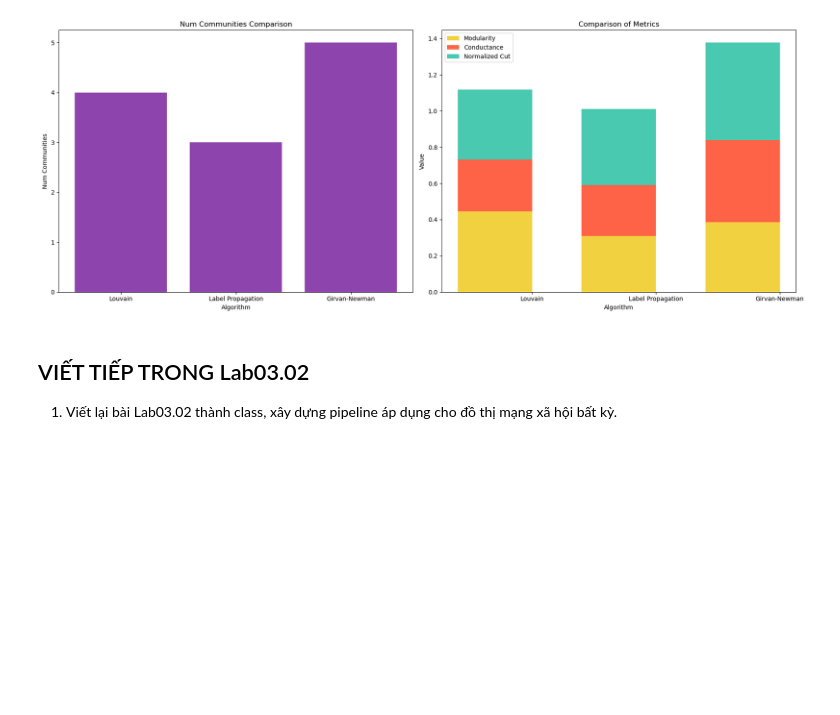
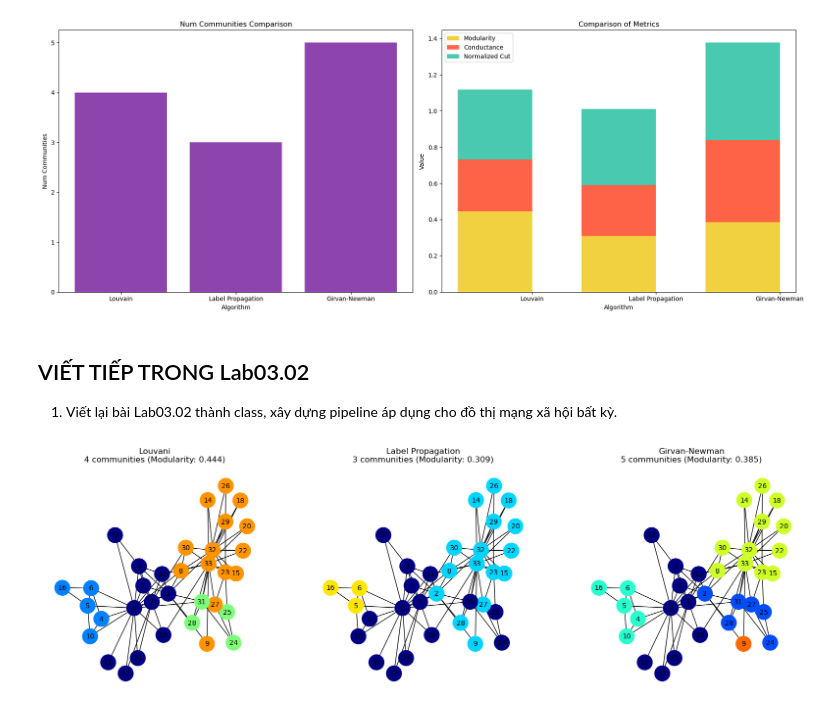
Before and after one commit to quynhnhu208/SocialNetwork, a Jupyter notebook: Lab3/Lab3_02.ipynb, the cells around one changed output. Drawn from its saved outputs; the diff is of its cells as text; code cells hidden in the pictures; blank space fills up the shorter version.

```diff
--- a/Lab3/Lab3_02.ipynb
+++ b/Lab3/Lab3_02.ipynb
@@ -151,0 +167,18 @@ class Nun:
+# %%
+G = nx.karate_club_graph()
+girvan_newman_generator = Nun(G)
+girvan_newman_generator.girvan_newman_generator()
+girvan_newman_partition = Nun(G)
+girvan_newman_partition.girvan_newman_partition()
+louvain_partition = Nun(G)
+louvain_partition.louvain()
+label_propagation_partition = Nun(G)
+label_propagation_partition.label_propagation_partition()
+
+fig, axes = plt.subplots(1, 3, figsize=(20, 6))
+
+louvain_partition.visualize_communities("Louvani", axes[0])
+label_propagation_partition.visualize_communities("Label Propagation", axes[1])
+girvan_newman_partition.visualize_communities("Girvan-Newman", axes[2])
+# %% [output]
+[figure, added]
```
Also changed, not shown: parts of 1 cell of this notebook, 1 other file.
